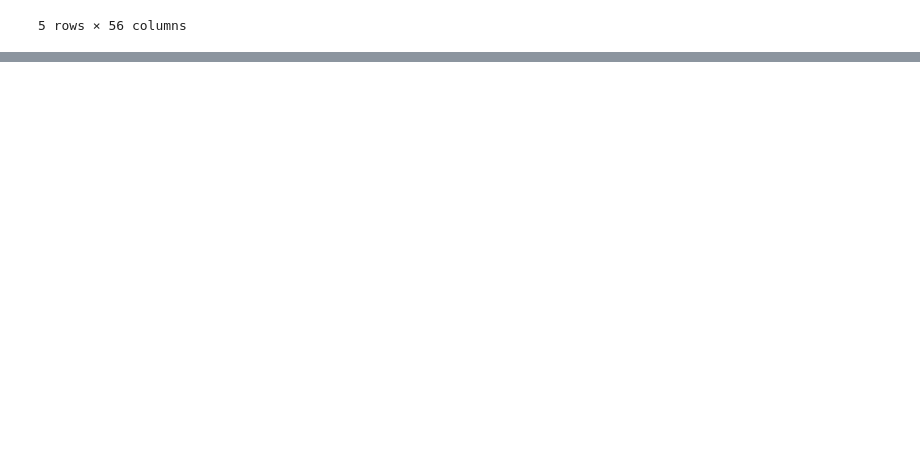
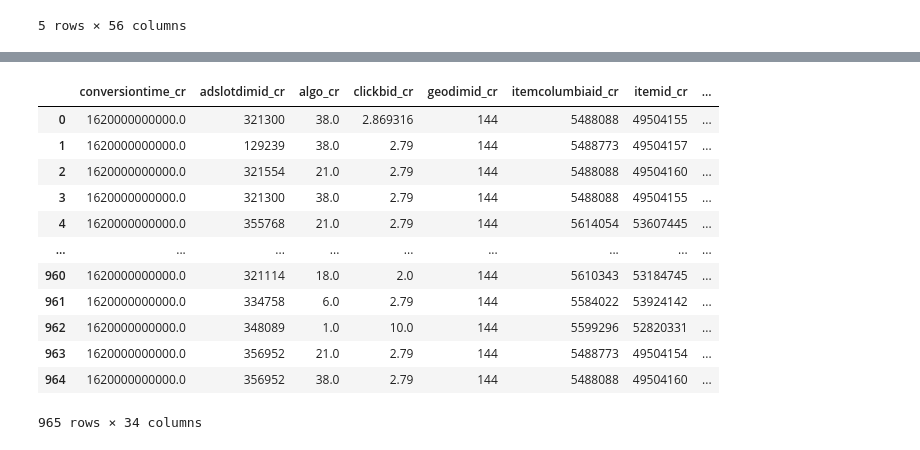
Before and after one commit to saichandrareddy1/TimesIndia, a Jupyter notebook: Trainingdata.ipynb, the cells around one changed output, grey strips where cells are left out. Saved outputs shown, nothing was run; the diff lists cells and outputs as text; code cells hidden in the pictures; blank space fills up the shorter version.

```diff
--- a/Trainingdata.ipynb
+++ b/Trainingdata.ipynb
@@ -15,0 +87,10 @@ data.head()
+# %%
+data_colums = data.columns
+# %%
+import numpy as np
+from sklearn.impute import SimpleImputer
+imp_mean = SimpleImputer(missing_values=np.nan, strategy='most_frequent')
+imp_mean.fit(data)
+data = imp_mean.transform(data)
+# %%
+new_data = pd.DataFrame(data=data,columns=data_colums)
@@ -15,0 +114,19 @@ data.head()
+# %%
+new_data_main = new_data.drop(['clientid_cr', 'clmbuserid_cr', 'imprid_cr',
+                              'audiences_cr', 'ip_cr', 'refurl_cr', 'connTypeDimId_cr', 'allAudiences_cr'], axis=1)
+# %%
+new_data_main
+# %% [output]
+|  | conversiontime_cr | adslotdimid_cr | algo_cr | clickbid_cr | geodimid_cr | itemcolumbiaid_cr | itemid_cr | ... |
+| 0 | 1620000000000.0 | 321300 | 38.0 | 2.869316 | 144 | 5488088 | 49504155 | ... |
+| 1 | 1620000000000.0 | 129239 | 38.0 | 2.79 | 144 | 5488773 | 49504157 | ... |
+| 2 | 1620000000000.0 | 321554 | 21.0 | 2.79 | 144 | 5488088 | 49504160 | ... |
+| 3 | 1620000000000.0 | 321300 | 38.0 | 2.79 | 144 | 5488088 | 49504155 | ... |
+| 4 | 1620000000000.0 | 355768 | 21.0 | 2.79 | 144 | 5614054 | 53607445 | ... |
+| ... | ... | ... | ... | ... | ... | ... | ... | ... |
+| 960 | 1620000000000.0 | 321114 | 18.0 | 2.0 | 144 | 5610343 | 53184745 | ... |
+| 961 | 1620000000000.0 | 334758 | 6.0 | 2.79 | 144 | 5584022 | 53924142 | ... |
+| 962 | 1620000000000.0 | 348089 | 1.0 | 10.0 | 144 | 5599296 | 52820331 | ... |
+| 963 | 1620000000000.0 | 356952 | 21.0 | 2.79 | 144 | 5488773 | 49504154 | ... |
+| 964 | 1620000000000.0 | 356952 | 38.0 | 2.79 | 144 | 5488088 | 49504160 | ... |
+965 rows × 34 columns
```
Also changed, not shown: parts of 91 cells of this notebook, 4 other files.
